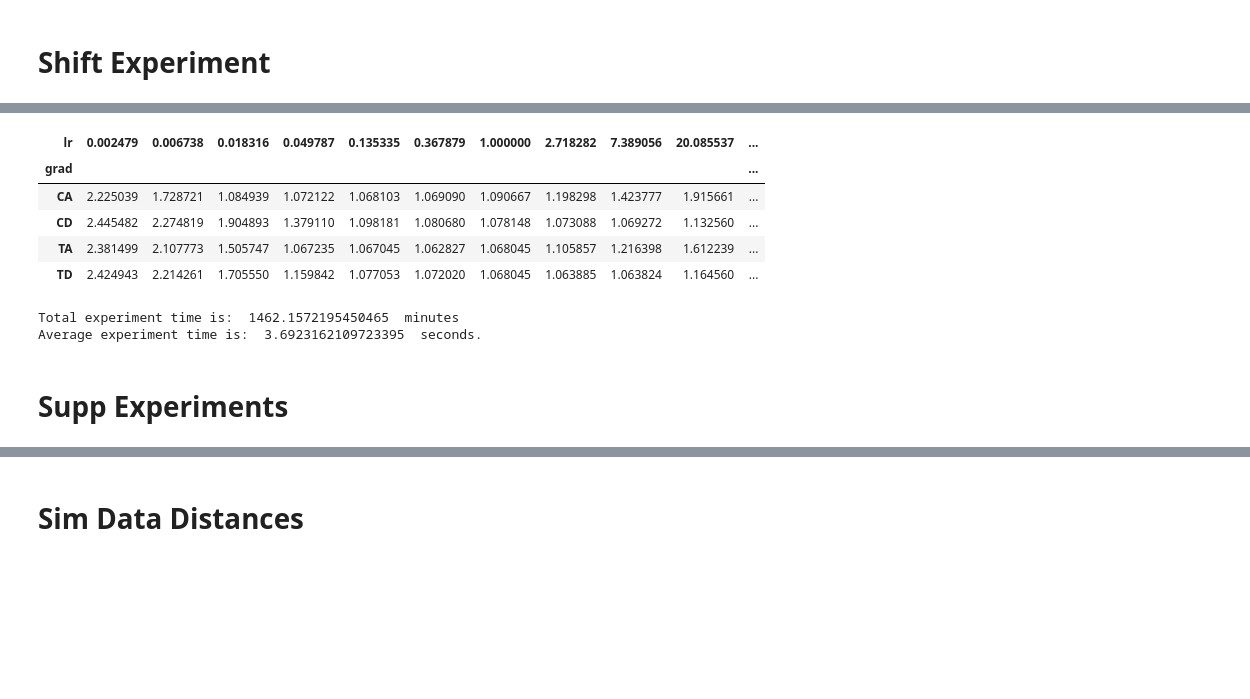
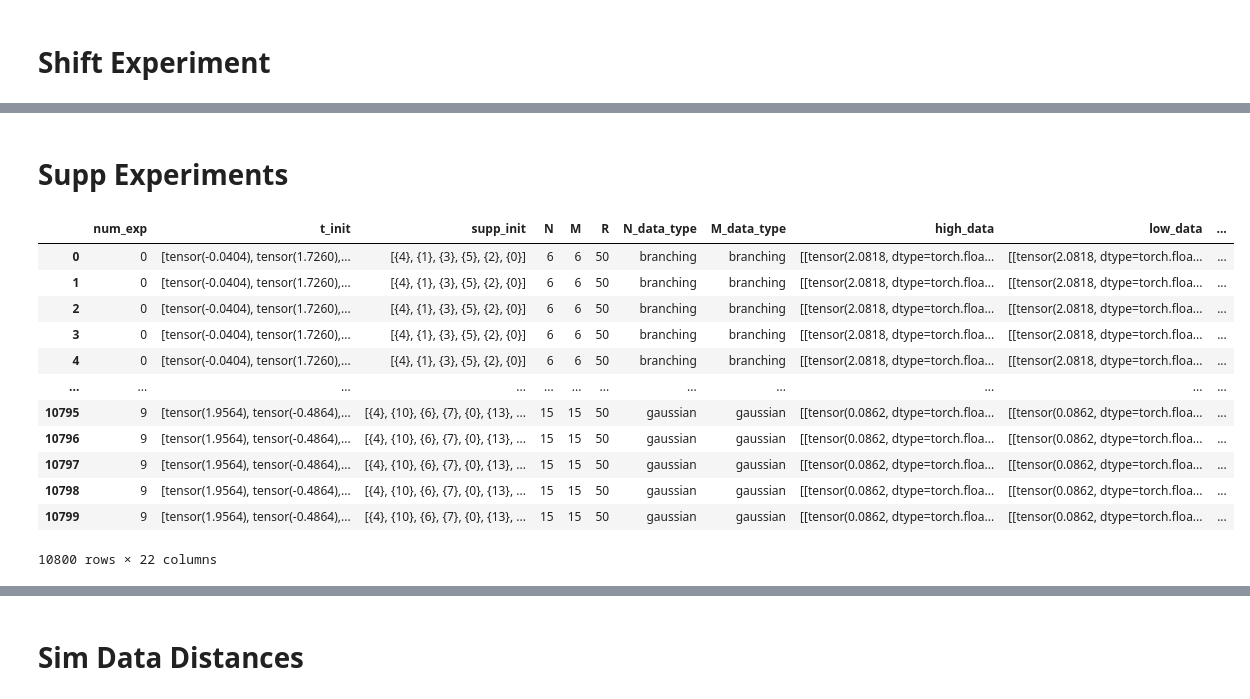
Before and after one commit to Roroast/WDDD, a Jupyter notebook: WDDD_notebook.ipynb, the cells around one changed output, grey strips where cells are left out. Saved outputs shown, nothing was run; the diff lists cells and outputs as text; code cells hidden in the pictures; blank space fills up the shorter version.

```diff
--- a/WDDD_notebook.ipynb
+++ b/WDDD_notebook.ipynb
@@ -48,20 +54,21 @@ shift_optimisation_DF = pd.read_pickle("DataFrames/shift_optimisation_DF.pkl")
-# %%
-#log_error(shift_optimisation_DF)
-display(shift_optimisation_DF.groupby(['lr', 'grad'])['loss'].agg([('mean', 'mean')])['mean'].unstack(level=0).style.highlight_min(color = 'lightgreen', axis = 1))
-print("Total experiment time is: ", sum(shift_optimisation_DF['time_taken'])/60, " minutes" )
-print("Average experiment time is: ", np.mean(shift_optimisation_DF['time_taken']), " seconds." )
-# %% [output]
-| lr | 0.002479 | 0.006738 | 0.018316 | 0.049787 | 0.135335 | 0.367879 | 1.000000 | 2.718282 | 7.389056 | 20.085537 | ... |
-| grad |  |  |  |  |  |  |  |  |  |  | ... |
-| CA | 2.225039 | 1.728721 | 1.084939 | 1.072122 | 1.068103 | 1.069090 | 1.090667 | 1.198298 | 1.423777 | 1.915661 | ... |
-| CD | 2.445482 | 2.274819 | 1.904893 | 1.379110 | 1.098181 | 1.080680 | 1.078148 | 1.073088 | 1.069272 | 1.132560 | ... |
-| TA | 2.381499 | 2.107773 | 1.505747 | 1.067235 | 1.067045 | 1.062827 | 1.068045 | 1.105857 | 1.216398 | 1.612239 | ... |
-| TD | 2.424943 | 2.214261 | 1.705550 | 1.159842 | 1.077053 | 1.072020 | 1.068045 | 1.063885 | 1.063824 | 1.164560 | ... |
-Total experiment time is:  1462.1572195450465  minutes
-Average experiment time is:  3.6923162109723395  seconds.
 # %% [markdown]
 # Supp Experiments
 # %%
 supp_descent_DF = pd.read_pickle("DataFrames/supp_descent_DF.pkl")
+calc_error(supp_descent_DF)
+# %% [output]
+|  | num_exp | t_init | supp_init | N | M | R | N_data_type | M_data_type | high_data | low_data | ... |
+| 0 | 0 | [tensor(-0.0404), tensor(1.7260),... | [{4}, {1}, {3}, {5}, {2}, {0}] | 6 | 6 | 50 | branching | branching | [[tensor(2.0818, dtype=torch.floa... | [[tensor(2.0818, dtype=torch.floa... | ... |
+| 1 | 0 | [tensor(-0.0404), tensor(1.7260),... | [{4}, {1}, {3}, {5}, {2}, {0}] | 6 | 6 | 50 | branching | branching | [[tensor(2.0818, dtype=torch.floa... | [[tensor(2.0818, dtype=torch.floa... | ... |
+| 2 | 0 | [tensor(-0.0404), tensor(1.7260),... | [{4}, {1}, {3}, {5}, {2}, {0}] | 6 | 6 | 50 | branching | branching | [[tensor(2.0818, dtype=torch.floa... | [[tensor(2.0818, dtype=torch.floa... | ... |
+| 3 | 0 | [tensor(-0.0404), tensor(1.7260),... | [{4}, {1}, {3}, {5}, {2}, {0}] | 6 | 6 | 50 | branching | branching | [[tensor(2.0818, dtype=torch.floa... | [[tensor(2.0818, dtype=torch.floa... | ... |
+| 4 | 0 | [tensor(-0.0404), tensor(1.7260),... | [{4}, {1}, {3}, {5}, {2}, {0}] | 6 | 6 | 50 | branching | branching | [[tensor(2.0818, dtype=torch.floa... | [[tensor(2.0818, dtype=torch.floa... | ... |
+| ... | ... | ... | ... | ... | ... | ... | ... | ... | ... | ... | ... |
+| 10795 | 9 | [tensor(1.9564), tensor(-0.4864),... | [{4}, {10}, {6}, {7}, {0}, {13}, ... | 15 | 15 | 50 | gaussian | gaussian | [[tensor(0.0862, dtype=torch.floa... | [[tensor(0.0862, dtype=torch.floa... | ... |
+| 10796 | 9 | [tensor(1.9564), tensor(-0.4864),... | [{4}, {10}, {6}, {7}, {0}, {13}, ... | 15 | 15 | 50 | gaussian | gaussian | [[tensor(0.0862, dtype=torch.floa... | [[tensor(0.0862, dtype=torch.floa... | ... |
+| 10797 | 9 | [tensor(1.9564), tensor(-0.4864),... | [{4}, {10}, {6}, {7}, {0}, {13}, ... | 15 | 15 | 50 | gaussian | gaussian | [[tensor(0.0862, dtype=torch.floa... | [[tensor(0.0862, dtype=torch.floa... | ... |
+| 10798 | 9 | [tensor(1.9564), tensor(-0.4864),... | [{4}, {10}, {6}, {7}, {0}, {13}, ... | 15 | 15 | 50 | gaussian | gaussian | [[tensor(0.0862, dtype=torch.floa... | [[tensor(0.0862, dtype=torch.floa... | ... |
+| 10799 | 9 | [tensor(1.9564), tensor(-0.4864),... | [{4}, {10}, {6}, {7}, {0}, {13}, ... | 15 | 15 | 50 | gaussian | gaussian | [[tensor(0.0862, dtype=torch.floa... | [[tensor(0.0862, dtype=torch.floa... | ... |
+10800 rows × 22 columns
 # %%
 #log_error_supp_descent_DF = log_error(supp_descent_DF)
```
Also changed, not shown: parts of 12 cells of this notebook, 12 other files.
